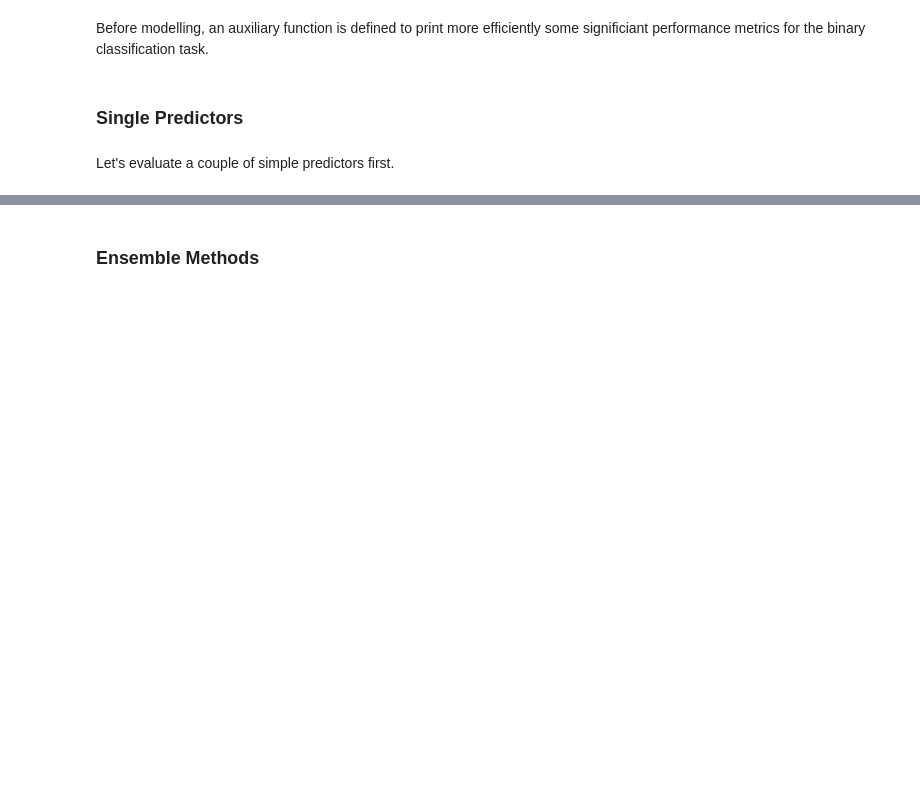
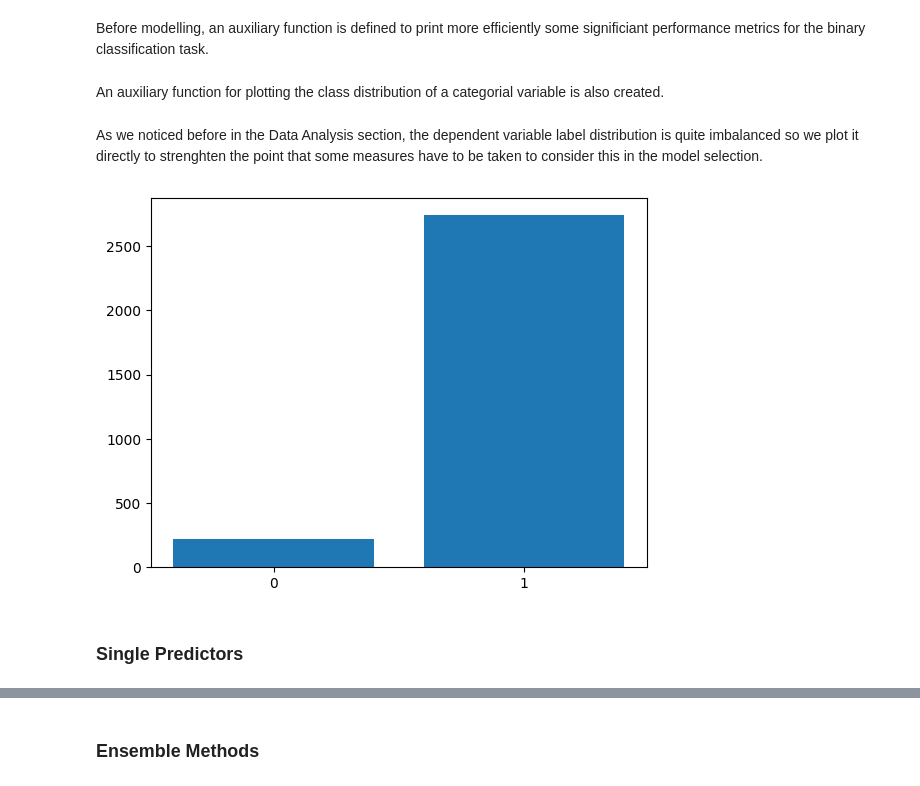
Before and after one commit to mikeguzman1294/BinaryClassification, a Jupyter notebook: BinaryClassification.ipynb, the cells around one changed output, grey strips where cells are left out. Drawn from its saved outputs; the diff is of its cells as text; code cells hidden in the pictures; blank space fills up the shorter version.

```diff
--- a/BinaryClassification.ipynb
+++ b/BinaryClassification.ipynb
@@ -858,7 +878,39 @@ def evaluate_classifier(y_test, y_pred) :
   print('Confusion Matrix:\n')
   ConfusionMatrixDisplay.from_predictions(y_test, y_pred, display_labels=target_names)
   plt.show()
+# %% [markdown]
+An auxiliary function for plotting the class distribution of a categorial variable is also created.
+# %%
+###########################################################################################################
+"""
+    This function plots the distribution of the labels for a categorical feature.
+    --
+    In:
+        * y: Feature vector.
+    Out:
+        * void
+"""
+###########################################################################################################
+
+def plot_class_distribution(y) :
+
+  # Get the instances count per unique class
+  unique, counts = np.unique(y, return_counts=True)
+  unique_count = dict(zip(unique, counts))
+
+  # Get the plotting data as lists
+  names = list(unique_count.keys())
+  values = list(unique_count.values())
+
+  # Display the distribution graph
+  plt.bar(range(len(unique_count)), values, tick_label=names)
+  plt.show()
+# %% [markdown]
+As we noticed before in the Data Analysis section, the dependent variable label distribution is quite imbalanced so we plot it directly to strenghten the point that some measures have to be taken to consider this in the model selection.
+# %%
+# Plot distribution of dependent variable labels in training set
+plot_class_distribution(y_train)
+# %% [output]
+[figure, added]
 # %% [markdown]
 ### Single Predictors
-# %% [markdown]
-Let's evaluate a couple of simple predictors first.
```
Also changed, not shown: parts of 37 cells of this notebook.
